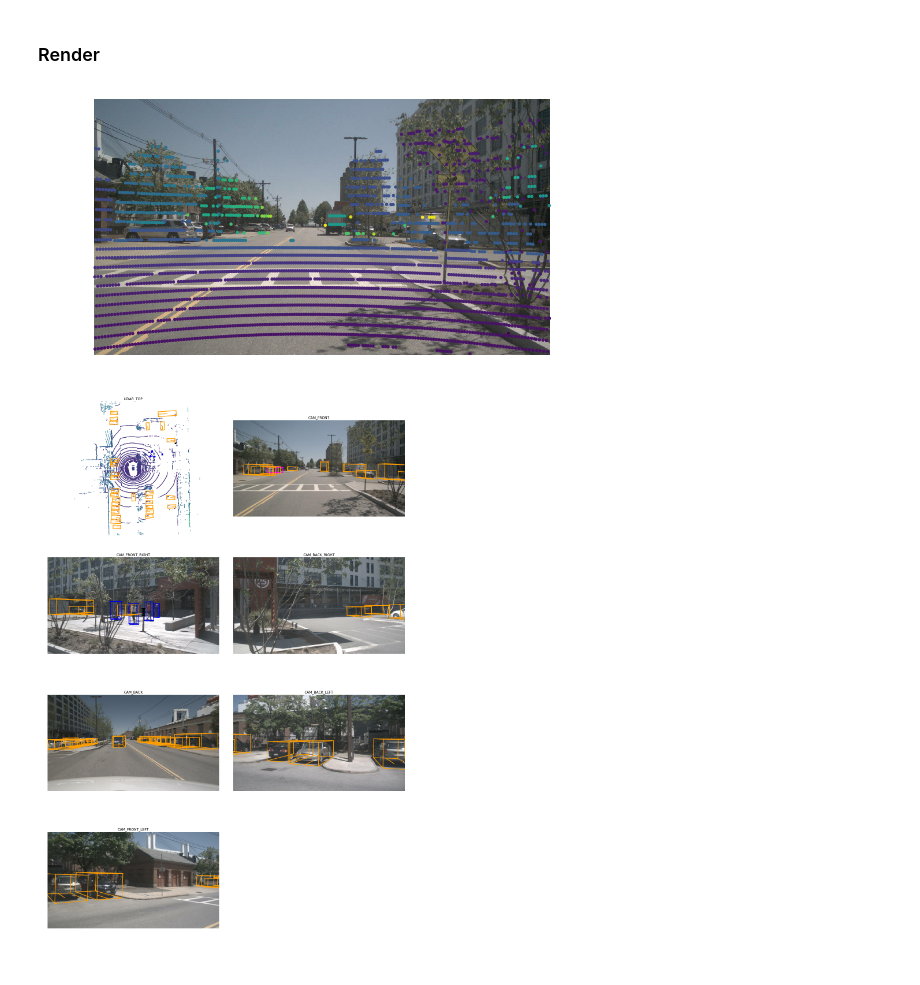
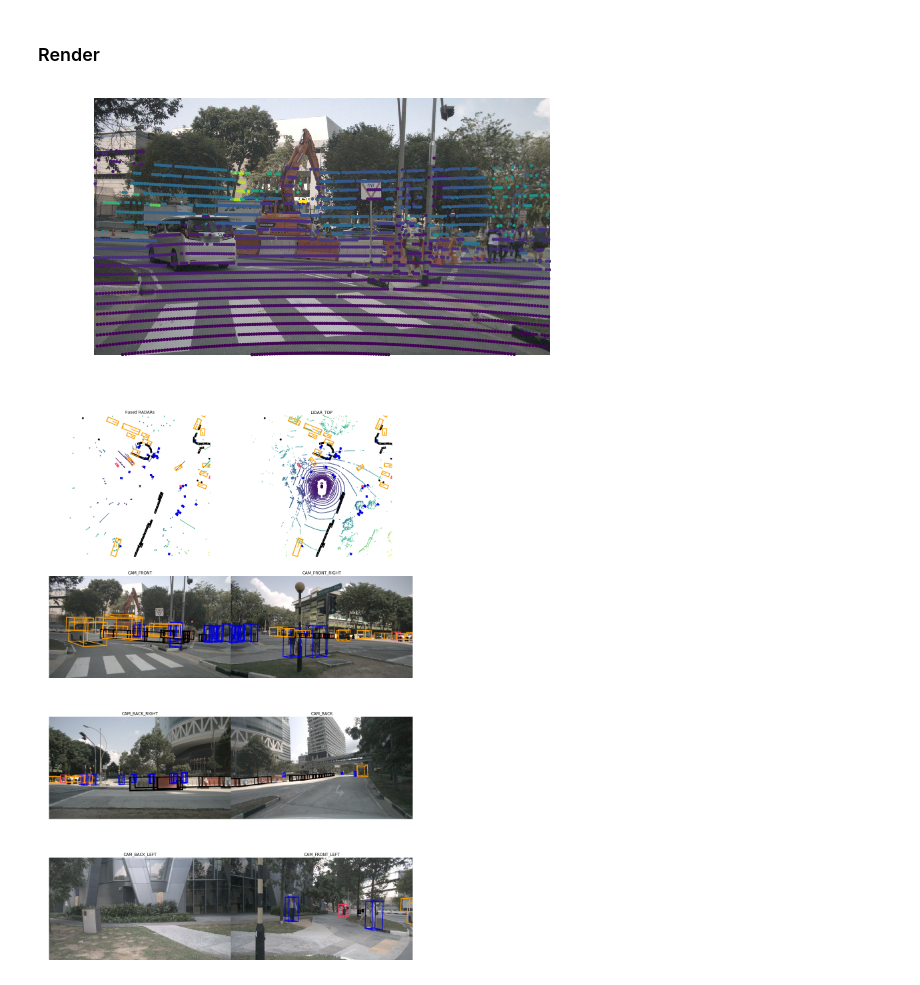
Before and after one commit to nutonomy/nuscenes-devkit, a Jupyter notebook: python-sdk/tutorial.ipynb, the cells around one changed output. Cells and saved outputs as stored; diff of their text form; code cells hidden in the pictures.

```diff
--- a/python-sdk/tutorial.ipynb
+++ b/python-sdk/tutorial.ipynb
@@ -278,15 +278,15 @@ sample_annotation_token: 25a3c3744fb44d05ba92a672ae6562ba, category: vehicle.car
 ### Render
 # %%
 # First, let's plot a point-cloud in an image.
-my_sample = nusc.sample[100]
+my_sample = nusc.sample[2958]
 nusc.render_pointcloud_in_image(my_sample['token'])
 # %% [output]
-[figure, old version]
+[figure, new version]
 # %%
 # We can also plot all annotations across all sample data for that sample
 nusc.render_sample(my_sample['token'])
 # %% [output]
-[figure, old version]
+[figure, new version]
 # %%
 # Or if we only want to render a particular sensor, we can specify that
 nusc.render_sample_data(my_sample['data']['CAM_FRONT'])
```
Also changed, not shown: parts of 6 cells of this notebook.
